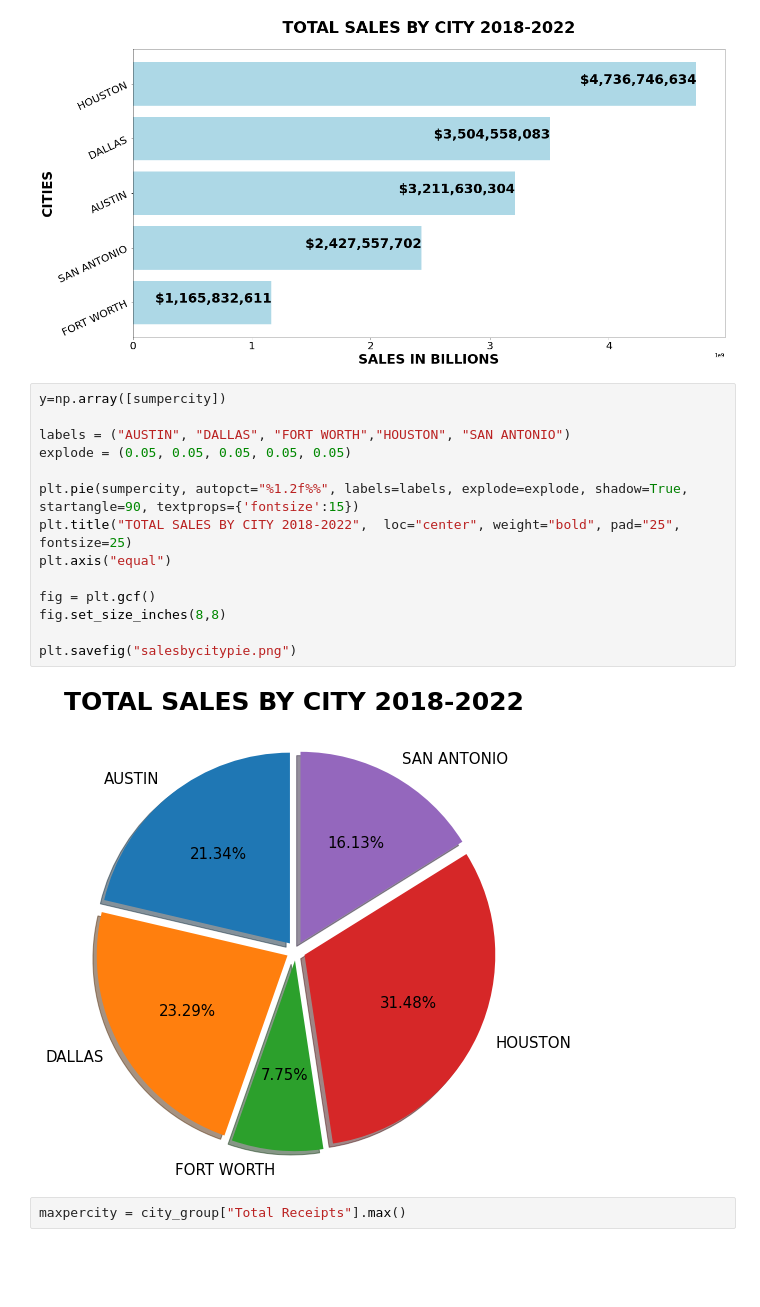
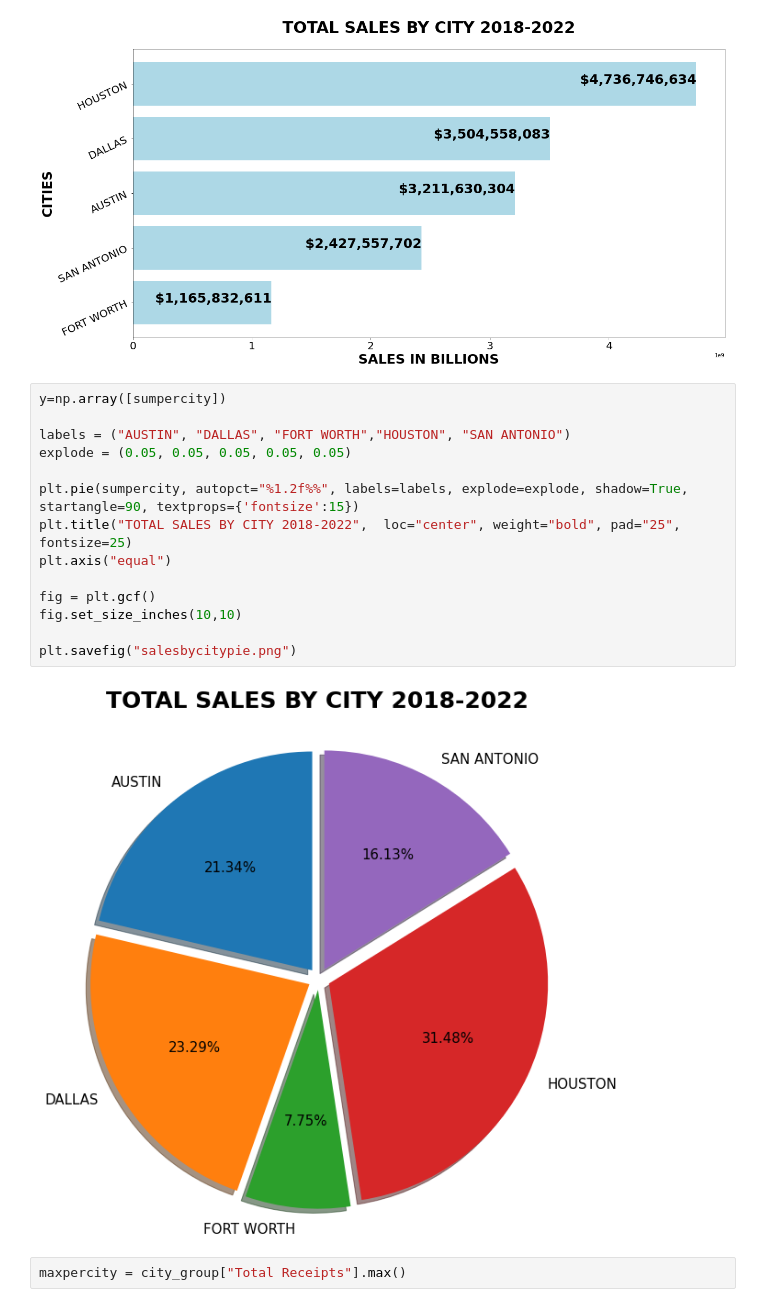
Before and after one commit to DJAMES152/project1, a Jupyter notebook: Untitled.ipynb, the cells around one changed output. Saved outputs shown, nothing was run; the diff lists cells and outputs as text; blank space fills up the shorter version.

```diff
--- a/Untitled.ipynb
+++ b/Untitled.ipynb
@@ -157,19 +157,19 @@ plt.show
 # %%
 y=np.array([sumpercity])
 
 labels = ("AUSTIN", "DALLAS", "FORT WORTH","HOUSTON", "SAN ANTONIO")
 explode = (0.05, 0.05, 0.05, 0.05, 0.05)
 
 plt.pie(sumpercity, autopct="%1.2f%%", labels=labels, explode=explode, shadow=True, startangle=90, textprops={'fontsize':15})
 plt.title("TOTAL SALES BY CITY 2018-2022",  loc="center", weight="bold", pad="25", fontsize=25)
 plt.axis("equal")
 
 fig = plt.gcf()
-fig.set_size_inches(8,8)
+fig.set_size_inches(10,10)
 
 plt.savefig("salesbycitypie.png")
 # %% [output]
-[figure, old version]
+[figure, new version]
 # %%
 maxpercity = city_group["Total Receipts"].max()
 # %%
```
Also changed, not shown: parts of 2 cells of this notebook, 1 other file.
